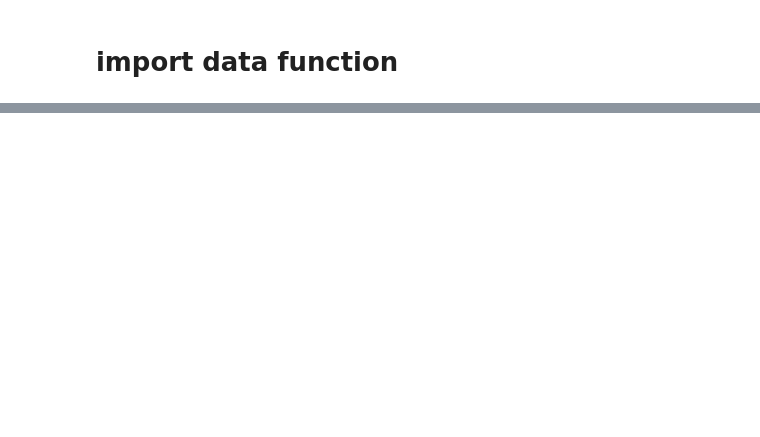
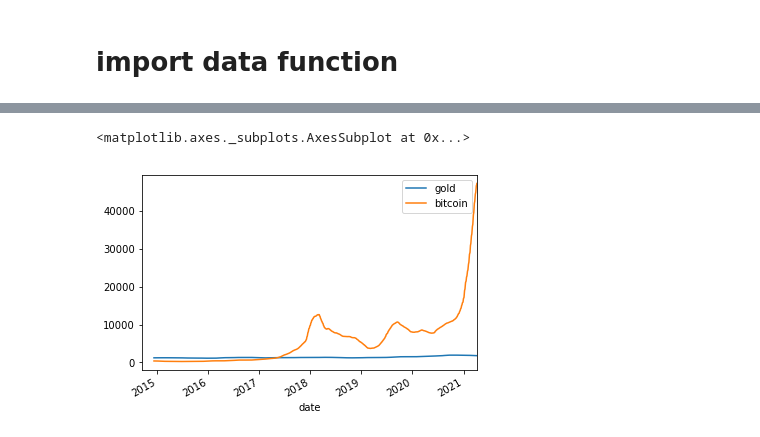
Before and after one commit to hanson0629/project1_repo, a Jupyter notebook: yahoo_finance_api.ipynb, the cells around one changed output, grey strips where cells are left out. Saved outputs shown, nothing was run; the diff lists cells and outputs as text; code cells hidden in the pictures; blank space fills up the shorter version.

```diff
--- a/yahoo_finance_api.ipynb
+++ b/yahoo_finance_api.ipynb
@@ -90,0 +146,8 @@ df.head()
+# %%
+join_prices.columns=['date','gold','bitcoin']
+join_returns.columns=['date','gold returns','bitcoin returns']
+join_adj_returns.columns=['date','gold returns','bitcoin returns']
+
+join_prices['year'] = join_prices['date'].dt.year
+join_returns['year'] = join_returns['date'].dt.year
+join_adj_returns['year'] = join_adj_returns['date'].dt.year
@@ -90,0 +265,2 @@ df.head()
+# %%
+join_prices.set_index('date').hvplot(groupby='year')
@@ -90,0 +269,5 @@ df.head()
+# %%
+join_prices.set_index('date').drop(columns='year').rolling(window=60).mean().plot()
+# %% [output]
+<matplotlib.axes._subplots.AxesSubplot at 0x...>
+[figure, added]
```
Also changed, not shown: parts of 44 cells of this notebook, 2 other files.
